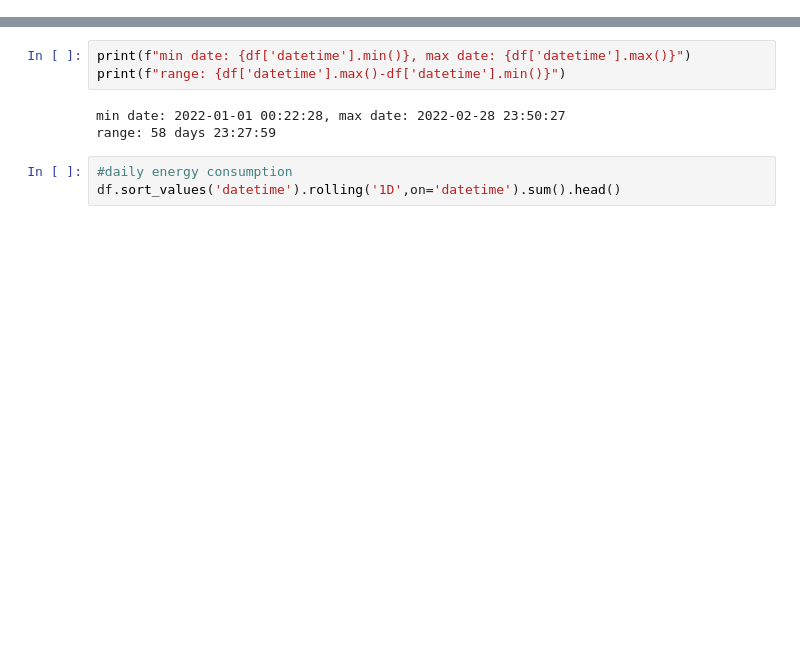
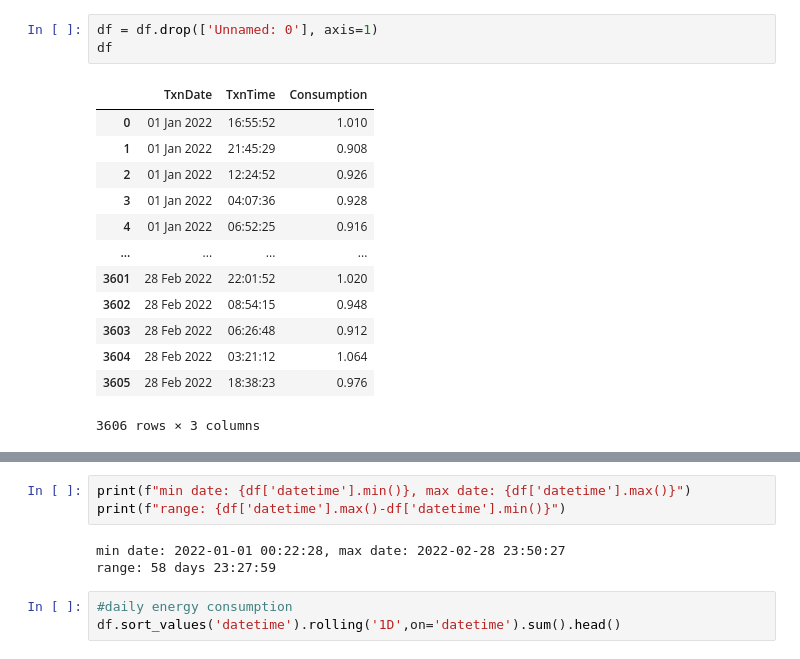
Before and after one commit to windyboy03/SELF_PROJECTS, a Jupyter notebook: RNN/timeseriesanalysis.ipynb, the cells around one changed output, grey strips where cells are left out. Saved outputs shown, nothing was run; the diff lists cells and outputs as text; blank space fills up the shorter version.

```diff
--- a/RNN/timeseriesanalysis.ipynb
+++ b/RNN/timeseriesanalysis.ipynb
@@ -54,0 +22,17 @@ df.head()
+# %%
+df = df.drop(['Unnamed: 0'], axis=1)
+df
+# %% [output]
+|  | TxnDate | TxnTime | Consumption |
+| 0 | 01 Jan 2022 | 16:55:52 | 1.010 |
+| 1 | 01 Jan 2022 | 21:45:29 | 0.908 |
+| 2 | 01 Jan 2022 | 12:24:52 | 0.926 |
+| 3 | 01 Jan 2022 | 04:07:36 | 0.928 |
+| 4 | 01 Jan 2022 | 06:52:25 | 0.916 |
+| ... | ... | ... | ... |
+| 3601 | 28 Feb 2022 | 22:01:52 | 1.020 |
+| 3602 | 28 Feb 2022 | 08:54:15 | 0.948 |
+| 3603 | 28 Feb 2022 | 06:26:48 | 0.912 |
+| 3604 | 28 Feb 2022 | 03:21:12 | 1.064 |
+| 3605 | 28 Feb 2022 | 18:38:23 | 0.976 |
+3606 rows × 3 columns
```
Also changed, not shown: parts of 45 cells of this notebook, 1 other file.
